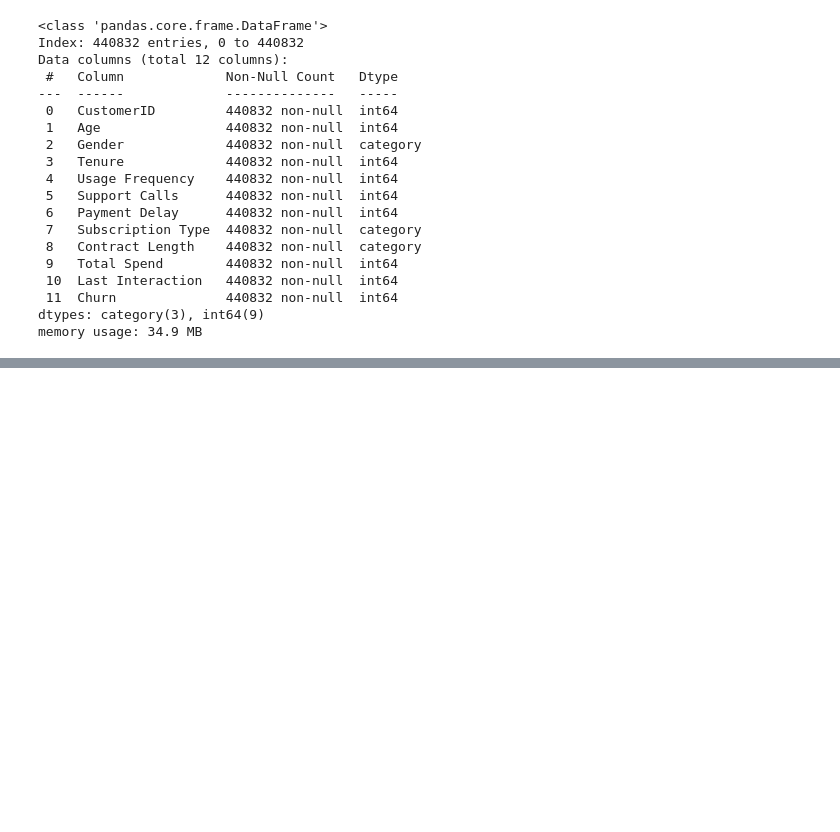
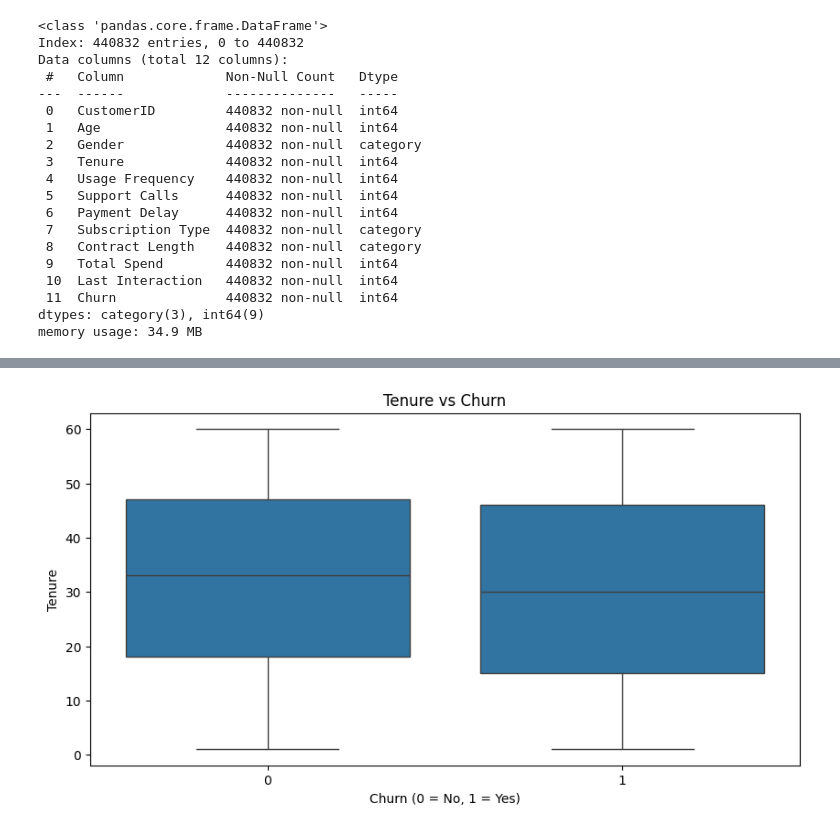
Before and after one commit to SnickleSH/customer-churn-analysis, a Jupyter notebook: notebooks/main.ipynb, the cells around one changed output, grey strips where cells are left out. Saved outputs shown, nothing was run; the diff lists cells and outputs as text; code cells hidden in the pictures; blank space fills up the shorter version.

```diff
--- a/notebooks/main.ipynb
+++ b/notebooks/main.ipynb
@@ -117,0 +113,8 @@ for column in columns:
+# %%
+plt.figure(figsize=(10, 5))
+sns.boxplot(x='Churn', y='Tenure', data=df)
+plt.title('Tenure vs Churn')
+plt.xlabel('Churn (0 = No, 1 = Yes)')
+plt.show()
+# %% [output]
+[figure, added]
```
Also changed, not shown: parts of 12 cells of this notebook.
